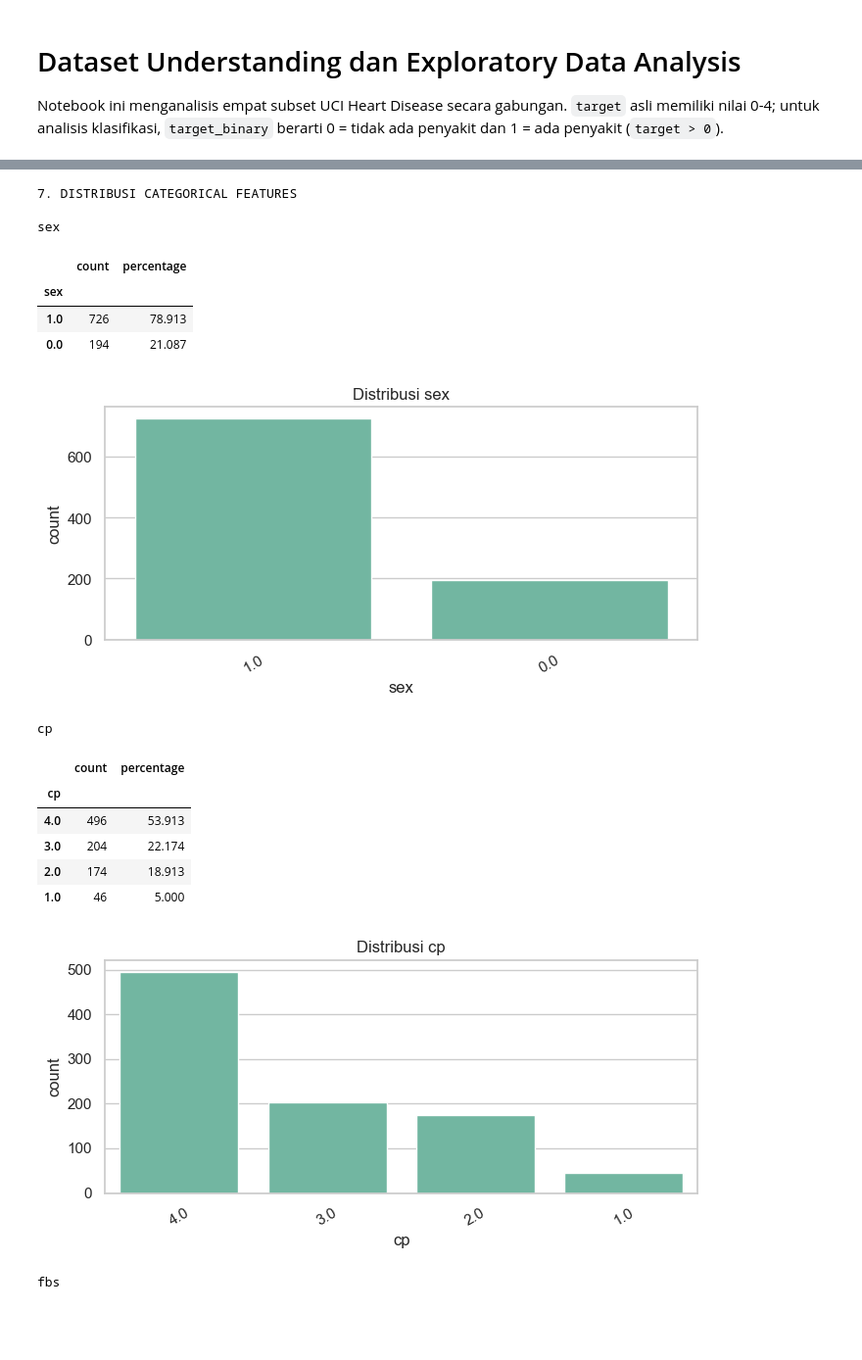
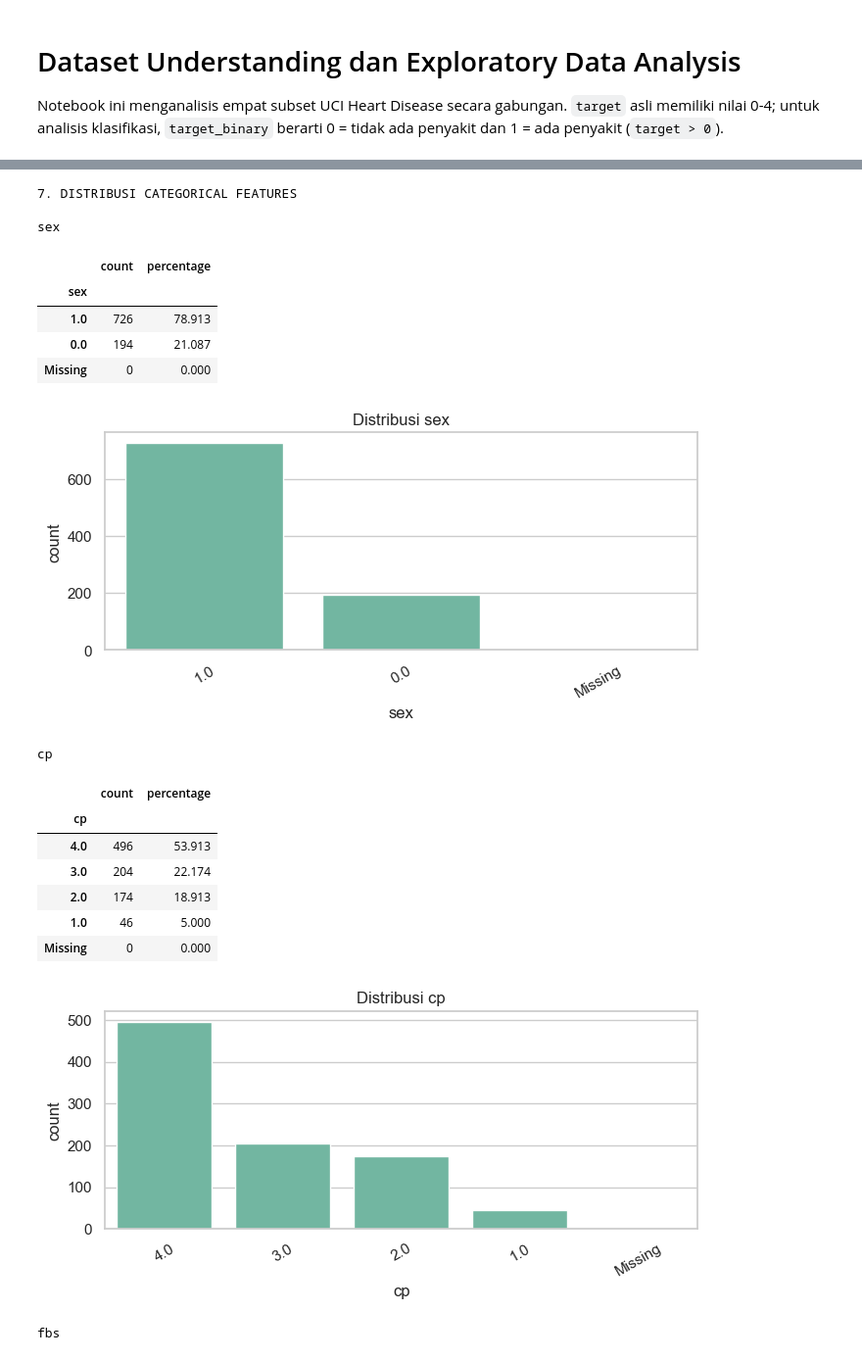
Before and after one commit to akmaliarizka5/data_science_project, a Jupyter notebook: EDA.ipynb, the cells around one changed output, grey strips where cells are left out. Shown at 98% size. Drawn from its saved outputs; the diff is of its cells as text; code cells hidden in the pictures; blank space fills up the shorter version.

```diff
--- a/EDA.ipynb
+++ b/EDA.ipynb
@@ -35,6 +35,7 @@ for file_name in FILE_NAMES:
 df = pd.concat(frames, ignore_index=True)
 df[FEATURE_NAMES] = df[FEATURE_NAMES].apply(pd.to_numeric, errors="coerce")
 df["target_binary"] = (df["target"] > 0).astype("Int64")
+df["target_binary"] = df["target_binary"].astype(str)
 
 print(f"Dataset berhasil dimuat: {df.shape[0]:,} observasi, {len(FEATURE_NAMES):,} fitur asli")
 display(df.head())
@@ -66,3 +68,9 @@ df
 | 918 | 58.000 | 1.000 | 4.000 | NaN | 385.000 | 1.000 | 2.000 | NaN | NaN | NaN | NaN | ... |
 | 919 | 62.000 | 1.000 | 2.000 | 120.000 | 254.000 | 0.000 | 2.000 | 93.000 | 1.000 | 0.000 | NaN | ... |
 920 rows × 15 columns
+# %%
+# change datatype for categorical column
+columns = ['sex', 'cp', 'fbs', 'restecg', 'exang', 'slope', 'ca', 'thal', 'target']
+for col in columns:
+    df[col] = df[col].astype('category')
+df
@@ -85,18 +127,19 @@ type_table = pd.DataFrame({
 display(type_table)
 
 print("3. DISTRIBUSI TARGET")
-
 target_distribution = pd.DataFrame({
     "count": df["target"].value_counts(dropna=False).sort_index(),
     "percentage": df["target"].value_counts(normalize=True, dropna=False).sort_index().mul(100),
 })
 display(target_distribution)
 
+# tambahkan kategori "Missing" dulu sebelum fillna, karena dtype-nya category
+target_plot = df["target"].cat.add_categories(["Missing"]).fillna("Missing")
+
 plt.figure(figsize=(7, 4))
 sns.countplot(
-    data=df.assign(target_label=df["target"].astype("string").fillna("Missing")),
-    x="target_label",
-    order=df["target"].astype("string").fillna("Missing").value_counts().sort_index().index
+    x=target_plot,
+    order=target_plot.value_counts().sort_index().index
 )
 plt.title("Distribusi Target")
 plt.xlabel("Target")
@@ -180,38 +223,46 @@ plt.show()
 
 print("7. DISTRIBUSI CATEGORICAL FEATURES")
 for feature in categorical_features:
-    # ubah NaN jadi string "Missing" supaya tidak bentrok dengan matplotlib
-    plot_series = df[feature].fillna("Missing").astype(str)
+    series = df[feature]
+
+    # tangani category dtype dan non-category dtype secara berbeda
+    if isinstance(series.dtype, pd.CategoricalDtype):
+        if "Missing" not in series.cat.categories:
+            series = series.cat.add_categories(["Missing"])
+        plot_series = series.fillna("Missing")
+    else:
+        plot_series = series.astype(str).fillna("Missing")
 
     distribution = plot_series.value_counts(dropna=False).rename_axis(feature).to_frame("count")
     distribution["percentage"] = distribution["count"].div(len(df)).mul(100)
     print(f"\n{feature}")
     display(distribution)
 
     plt.figure(figsize=(7, 3.5))
     sns.countplot(x=plot_series, order=plot_series.value_counts(dropna=False).index)
     plt.title(f"Distribusi {feature}")
     plt.xlabel(feature)
     plt.xticks(rotation=30)
     plt.tight_layout()
     plt.show()
 # %% [output]
 6. DISTRIBUSI NUMERICAL FEATURES
 |  | count | mean | std | min | 25% | 50% | 75% | max |
 | age | 920.000 | 53.511 | 9.425 | 28.000 | 47.000 | 54.000 | 60.000 | 77.000 |
 | trestbps | 861.000 | 132.132 | 19.066 | 0.000 | 120.000 | 130.000 | 140.000 | 200.000 |
 | chol | 890.000 | 199.130 | 110.781 | 0.000 | 175.000 | 223.000 | 268.000 | 603.000 |
 | thalach | 865.000 | 137.546 | 25.926 | 60.000 | 120.000 | 140.000 | 157.000 | 202.000 |
 | oldpeak | 858.000 | 0.879 | 1.091 | -2.600 | 0.000 | 0.500 | 1.500 | 6.200 |
 [figure]
 7. DISTRIBUSI CATEGORICAL FEATURES
 
 sex
 |  | count | percentage |
 | sex |  |  |
 | 1.0 | 726 | 78.913 |
 | 0.0 | 194 | 21.087 |
+| Missing | 0 | 0.000 |
-[figure, old version]
+[figure, new version]
 cp
 |  | count | percentage |
 | cp |  |  |
@@ -219,7 +270,8 @@ cp
 | 3.0 | 204 | 22.174 |
 | 2.0 | 174 | 18.913 |
 | 1.0 | 46 | 5.000 |
+| Missing | 0 | 0.000 |
-[figure, old version]
+[figure, new version]
 fbs
 |  | count | percentage |
 | fbs |  |  |
```
Also changed, not shown: parts of 12 cells of this notebook, 1 other file.
